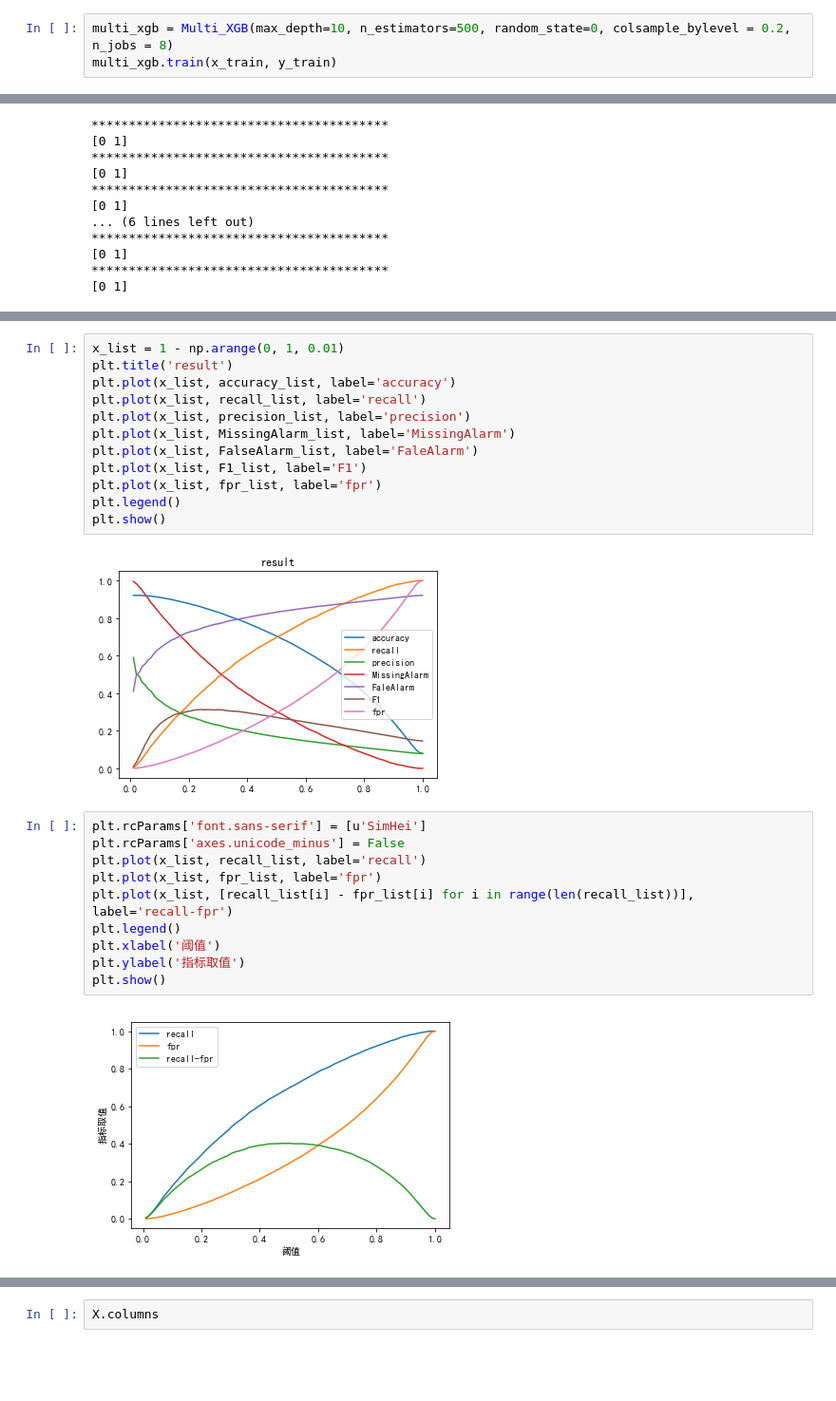
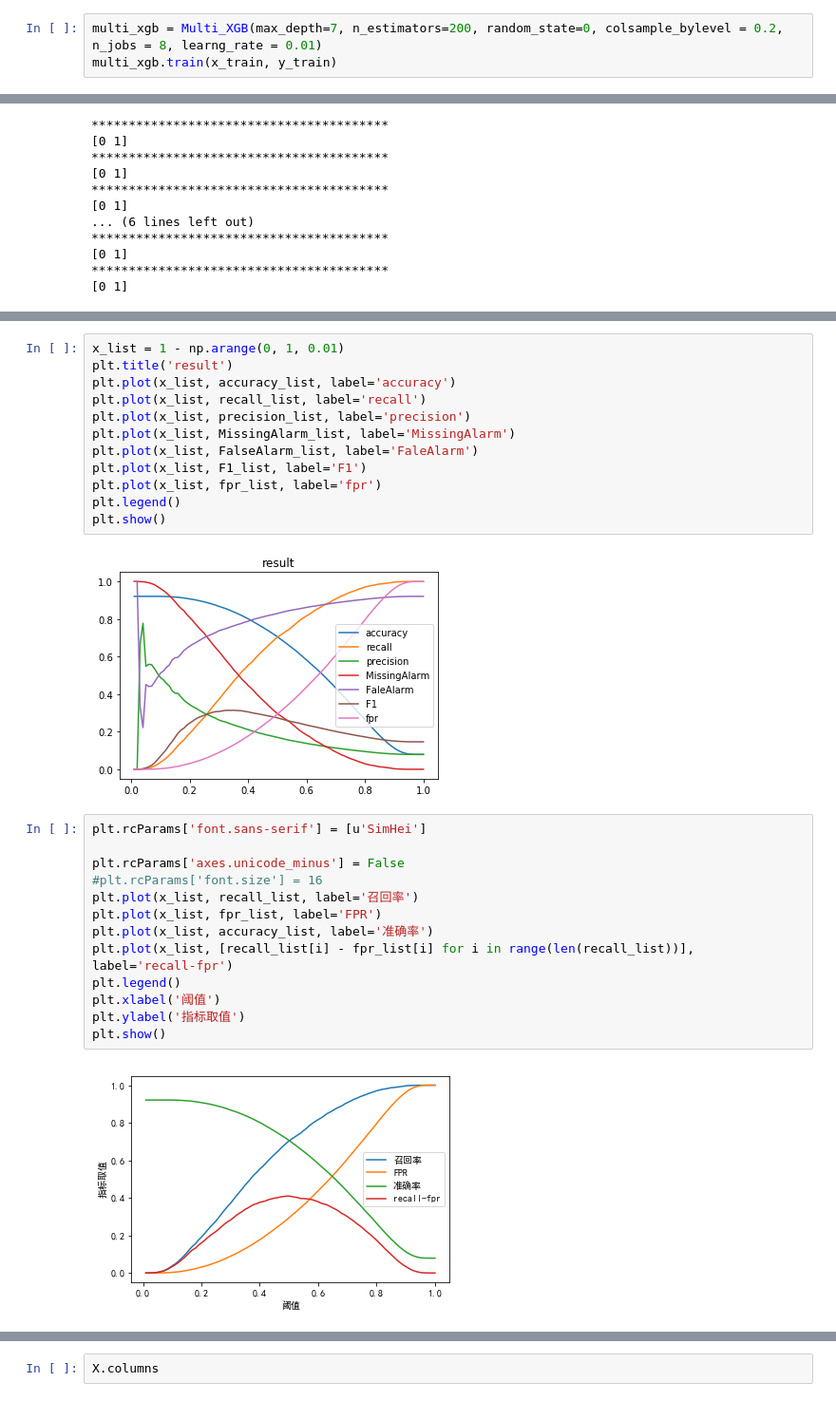
Before and after one commit to haikongyu/HomeCreditDefaultRisk, a Jupyter notebook: Notebook/Model_1-Merged_Ensemble.ipynb, the cells around one changed output, grey strips where cells are left out. Shown: that part at 95% size. Drawn from its saved outputs; the diff is of its cells as text; blank space fills up the shorter version.

```diff
--- a/Notebook/Model_1-Merged_Ensemble.ipynb
+++ b/Notebook/Model_1-Merged_Ensemble.ipynb
@@ -80,7 +80,7 @@ class Multi_XGB(object):
         self.predict_proba = predict_proba
         self.result = result
 # %%
-multi_xgb = Multi_XGB(max_depth=10, n_estimators=500, random_state=0, colsample_bylevel = 0.2, n_jobs = 8)
+multi_xgb = Multi_XGB(max_depth=7, n_estimators=200, random_state=0, colsample_bylevel = 0.2, n_jobs = 8, learng_rate = 0.01)
 multi_xgb.train(x_train, y_train)
 # %% [output]
 ****************************************
@@ -201,19 +188,22 @@ plt.plot(x_list, fpr_list, label='fpr')
 plt.legend()
 plt.show()
 # %% [output]
-[figure, old version]
+[figure, new version]
 # %%
 plt.rcParams['font.sans-serif'] = [u'SimHei']
+
 plt.rcParams['axes.unicode_minus'] = False
-plt.plot(x_list, recall_list, label='recall')
-plt.plot(x_list, fpr_list, label='fpr')
+#plt.rcParams['font.size'] = 16
+plt.plot(x_list, recall_list, label='召回率')
+plt.plot(x_list, fpr_list, label='FPR')
+plt.plot(x_list, accuracy_list, label='准确率')
 plt.plot(x_list, [recall_list[i] - fpr_list[i] for i in range(len(recall_list))], label='recall-fpr')
 plt.legend()
 plt.xlabel('阈值')
 plt.ylabel('指标取值')
 plt.show()
 # %% [output]
-[figure, old version]
+[figure, new version]
 # %%
 plt.plot(x_list, recall_list, label='recall')
 plt.plot(x_list, precision_list, label='precision')
```
Also changed, not shown: parts of 8 cells of this notebook, 10 other files.
